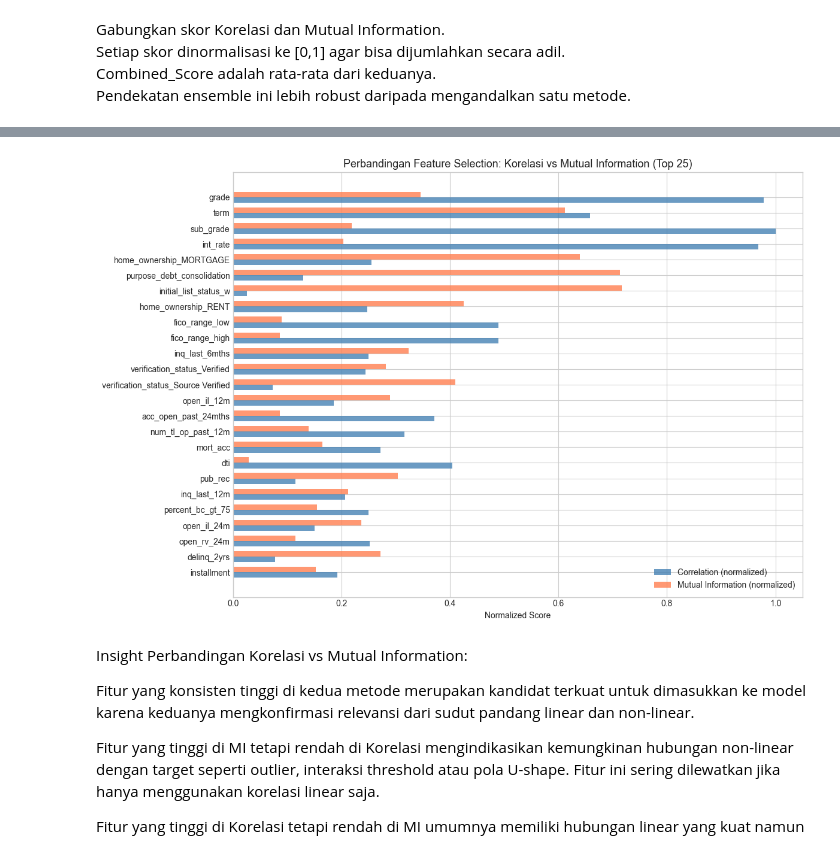
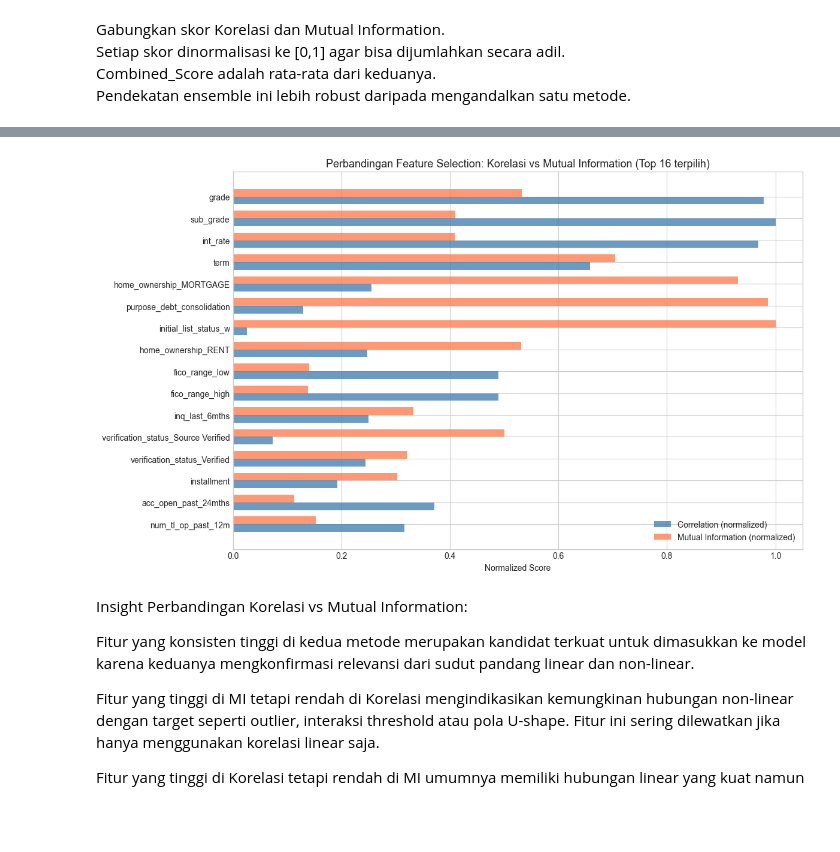
Before and after one commit to StievenLee/Data-Mining-All-Lending-Club-loan, a Jupyter notebook: Phase 1 Preprocessing/preprocessing_final_for_clustering.ipynb, the cells around one changed output, grey strips where cells are left out. Drawn from its saved outputs; the diff is of its cells as text; code cells hidden in the pictures; blank space fills up the shorter version.

```diff
--- a/Phase 1 Preprocessing/preprocessing_final_for_clustering.ipynb
+++ b/Phase 1 Preprocessing/preprocessing_final_for_clustering.ipynb
@@ -1822,0 +1938,34 @@ Top 25 fitur berdasarkan Combined Score:
+# %%
+# Elbow Analysis: justifikasi kuantitatif untuk jumlah fitur (top_n)
+# Combined_Score sudah dipastikan bebas NaN di langkah sebelumnya (Langkah 4.3).
+scores_sorted = combined_scores['Combined_Score'].values
+n_features = len(scores_sorted)
+ranks = np.arange(1, n_features + 1)
+
+cumsum_pct = np.cumsum(scores_sorted) / scores_sorted.sum() * 100
+
+# ── Deteksi elbow dengan Kneedle algorithm (Satopaa et al., 2011) ──────────
+# Kneedle adalah metode published untuk mendeteksi titik infleksi (knee/elbow) pada kurva.
+# Library `kneed` mengimplementasikan algoritma ini secara resmi: kurva dinormalisasi,
+# dibandingkan terhadap garis referensi linear, lalu titik dengan deviasi maksimum dari
+# garis tersebut dipilih sebagai knee. Pendekatan ini jauh lebih robust dibanding metode
+# naif seperti np.argmin(np.diff(...)), yang rentan salah memilih titik di ekor kurva
+# akibat noise kecil (bukan elbow sesungguhnya).
+# curve='convex', direction='decreasing' karena Combined Score sorted descending berbentuk
+# kurva cembung menurun (turun cepat di awal, melandai di akhir).
+kneedle = KneeLocator(
+    ranks, scores_sorted,
+    curve='convex', direction='decreasing',
+    S=1.0  # sensitivitas standar Kneedle — semakin besar S, semakin konservatif (knee lebih ke kanan)
+)
+
+elbow_rank = int(kneedle.knee)       # rank dalam istilah "fitur ke-N" (1-indexed)
+elbow_idx = elbow_rank - 1           # index 0-based untuk akses array
+
+# top_n ditetapkan MENGIKUTI elbow (data-driven), bukan angka hardcode.
+top_n = elbow_rank
+
+print(f'Elbow (Kneedle) terdeteksi pada fitur rank ke-{elbow_rank} (index {elbow_idx})')
+print(f'Combined Score pada elbow : {scores_sorted[elbow_idx]:.4f}')
+print(f'Cumulative score pada elbow: {cumsum_pct[elbow_idx]:.1f}%')
+print(f'top_n ditetapkan = {top_n} (mengikuti elbow Kneedle)')
@@ -1823,8 +2025,8 @@ Top 25 fitur berdasarkan Combined Score:
 # %%
-top_n = 25
+# top_n sudah ditetapkan di Langkah 4.4 mengikuti elbow geometris (data-driven).
 selected_features = combined_scores.head(top_n)['Feature'].tolist()
 
-print(f'{top_n} fitur terpilih untuk dataset final:')
+print(f'{top_n} fitur terpilih untuk dataset final (sesuai elbow):')
 for i, feat in enumerate(selected_features, 1):
     row = combined_scores[combined_scores['Feature'] == feat].iloc[0]
     print(f'  {i:2d}. {feat:<40} | Corr={row["Abs_Correlation"]:.4f} | MI={row["MI_Score"]:.4f}')
@@ -1849,22 +2051,23 @@ for i, feat in enumerate(selected_features, 1):
 # %%
-plot_df = combined_scores.head(25).sort_values('Combined_Score')
+# Plot perbandingan dua metode HANYA untuk fitur yang terpilih (top_n = elbow).
+plot_df = combined_scores.head(top_n).sort_values('Combined_Score')
 
-fig, ax = plt.subplots(figsize=(12, 8))
+fig, ax = plt.subplots(figsize=(12, max(6, top_n * 0.45)))
 x = np.arange(len(plot_df))
 width = 0.35
 
 ax.barh(x - width/2, plot_df['Corr_Norm'], width, label='Correlation (normalized)', color='steelblue', alpha=0.8)
 ax.barh(x + width/2, plot_df['MI_Norm'], width, label='Mutual Information (normalized)', color='coral', alpha=0.8)
 ax.set_yticks(x)
 ax.set_yticklabels(plot_df['Feature'])
 ax.set_xlabel('Normalized Score')
-ax.set_title('Perbandingan Feature Selection: Korelasi vs Mutual Information (Top 25)', fontsize=13)
+ax.set_title(f'Perbandingan Feature Selection: Korelasi vs Mutual Information (Top {top_n} terpilih)', fontsize=13)
 ax.legend()
 plt.tight_layout()
 plt.savefig('Results/Images/feature_selection_comparison.png', dpi=120, bbox_inches='tight')
 plt.show()
 # %% [output]
-[figure, old version]
+[figure, new version]
 # %% [markdown]
 Insight Perbandingan Korelasi vs Mutual Information:
 
```
Also changed, not shown: parts of 57 cells of this notebook, 6 other files.
